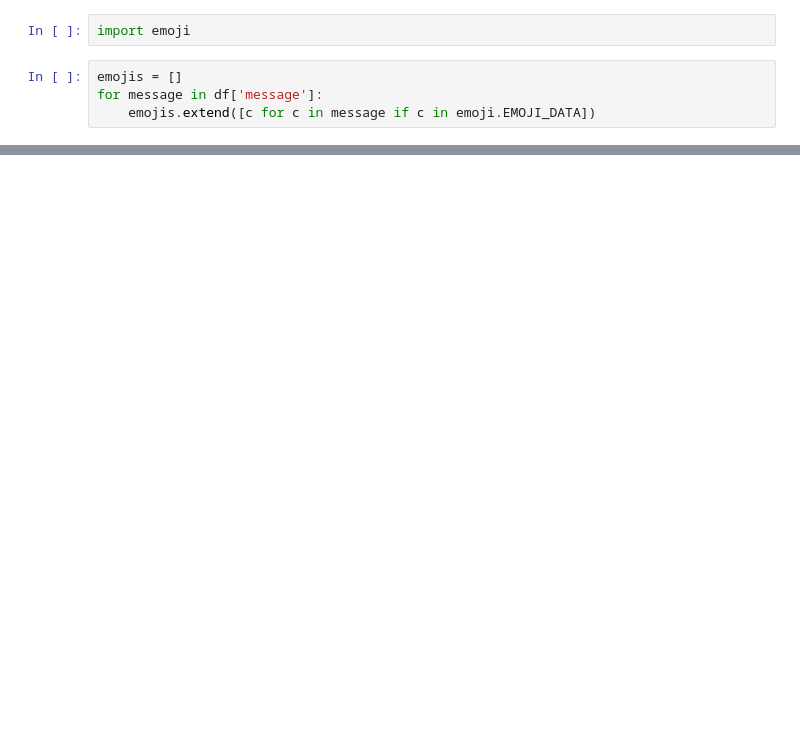
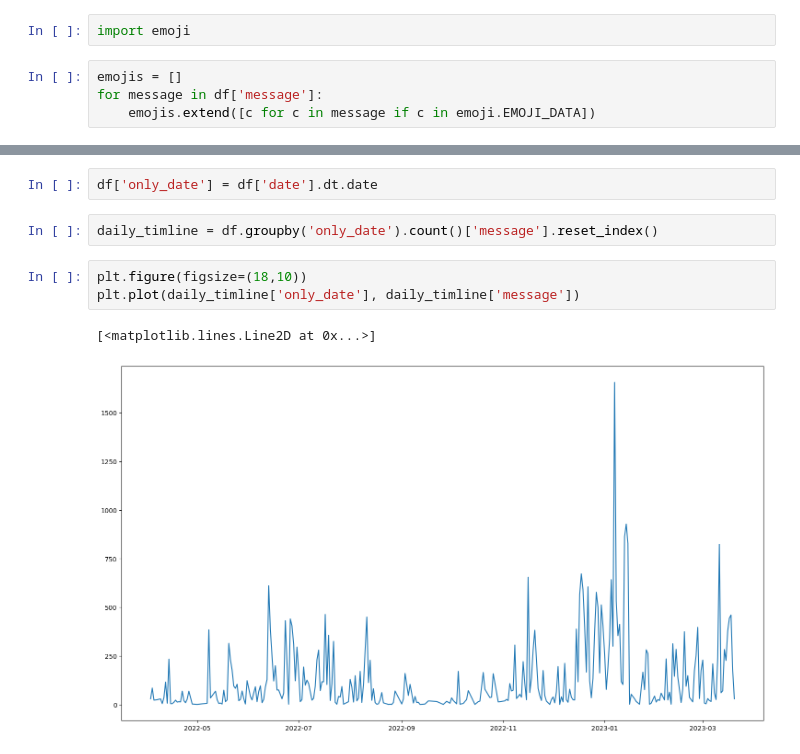
Before and after one commit to harshkanani204/WhatsApp-Chat-Analyzer, a Jupyter notebook: WhatsApp-Chat-Analysis.ipynb, the cells around one changed output, grey strips where cells are left out. Drawn from its saved outputs; the diff is of its cells as text; blank space fills up the shorter version.

```diff
--- a/WhatsApp-Chat-Analysis.ipynb
+++ b/WhatsApp-Chat-Analysis.ipynb
@@ -309,0 +346,10 @@ pd.DataFrame(Counter(emojis).most_common(len(Counter(emojis))))
+# %%
+df['only_date'] = df['date'].dt.date
+# %%
+daily_timline = df.groupby('only_date').count()['message'].reset_index()
+# %%
+plt.figure(figsize=(18,10))
+plt.plot(daily_timline['only_date'], daily_timline['message'])
+# %% [output]
+[<matplotlib.lines.Line2D at 0x...>]
+[figure, added]
```
Also changed, not shown: parts of 21 cells of this notebook, 5 other files.
